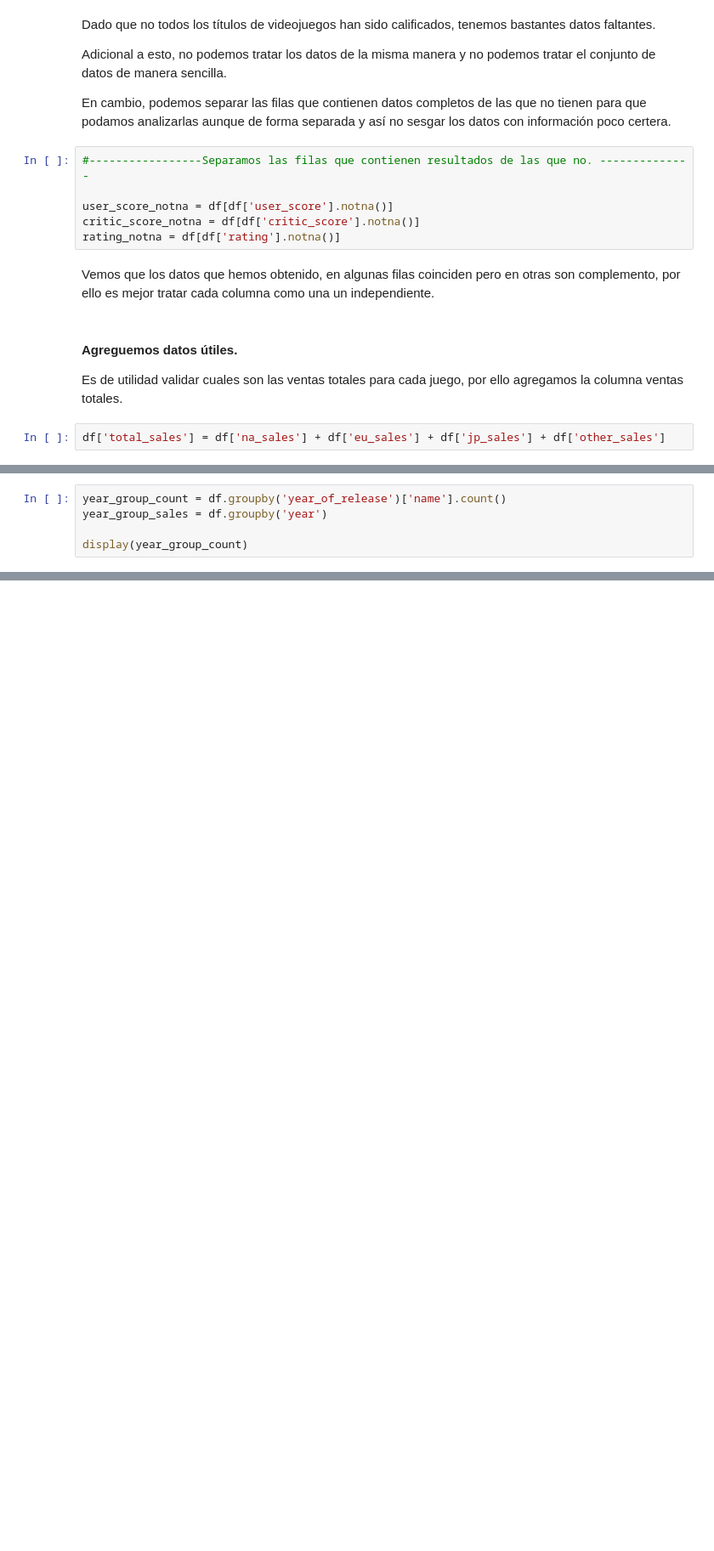
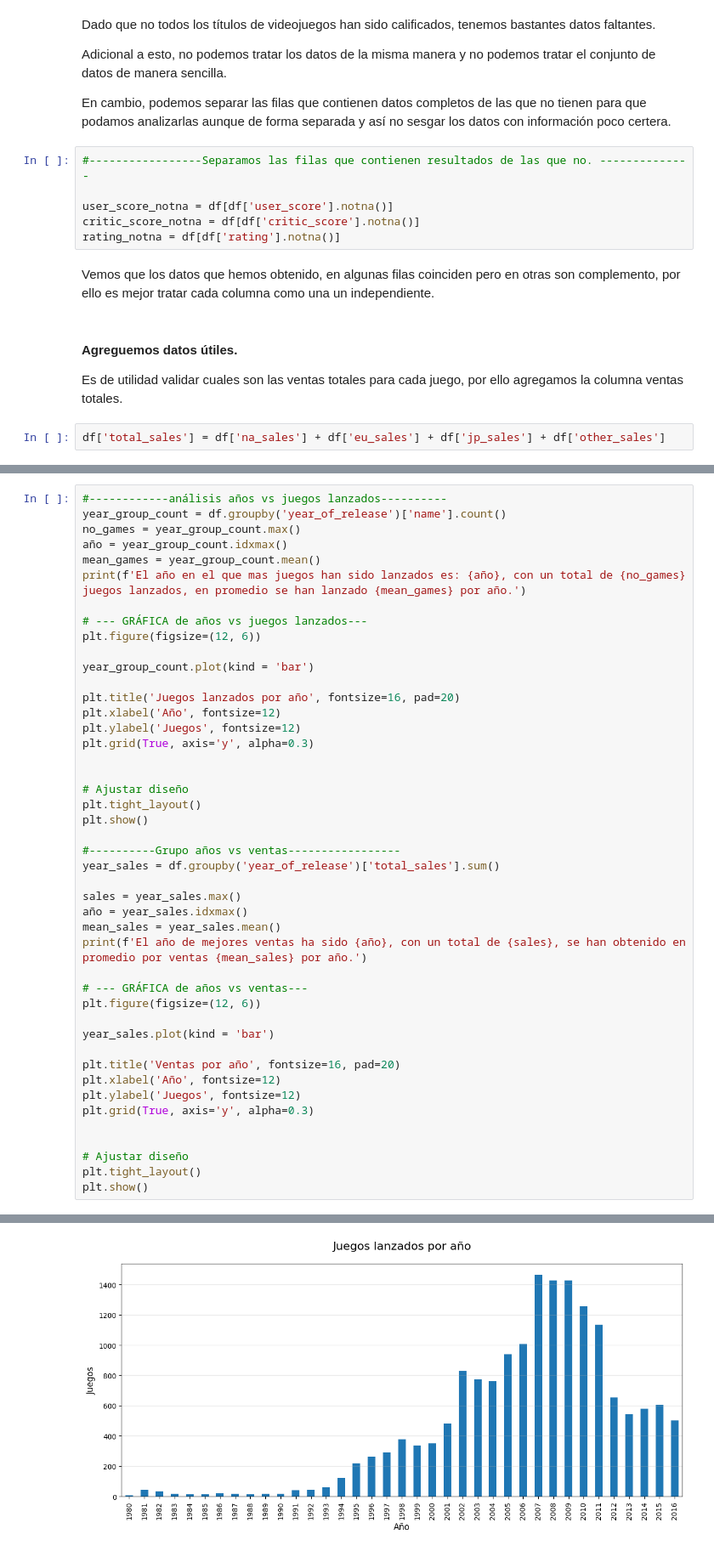
Before and after one commit to ma280113/TripleTen, a Jupyter notebook: strint_6_proyect/notebook.ipynb, the cells around one changed output, grey strips where cells are left out. Shown at 85% size. Drawn from its saved outputs; the diff is of its cells as text; blank space fills up the shorter version.

```diff
--- a/strint_6_proyect/notebook.ipynb
+++ b/strint_6_proyect/notebook.ipynb
@@ -227,6 +228,46 @@ Hagamos una división por año y cuantos juegos se lanzaron y año y ventas.
 # %%
+#------------análisis años vs juegos lanzados----------
 year_group_count = df.groupby('year_of_release')['name'].count()
-year_group_sales = df.groupby('year')
+no_games = year_group_count.max()
+año = year_group_count.idxmax()
+mean_games = year_group_count.mean()
+print(f'El año en el que mas juegos han sido lanzados es: {año}, con un total de {no_games} juegos lanzados, en promedio se han lanzado {mean_games} por año.')
 
-display(year_group_count)
+# --- GRÁFICA de años vs juegos lanzados---
+plt.figure(figsize=(12, 6))
+
+year_group_count.plot(kind = 'bar')
+
+plt.title('Juegos lanzados por año', fontsize=16, pad=20)
+plt.xlabel('Año', fontsize=12)
+plt.ylabel('Juegos', fontsize=12)
+plt.grid(True, axis='y', alpha=0.3)
+
+
+# Ajustar diseño
+plt.tight_layout()
+plt.show()
+
+#----------Grupo años vs ventas-----------------
+year_sales = df.groupby('year_of_release')['total_sales'].sum()
+
+sales = year_sales.max()
+año = year_sales.idxmax()
+mean_sales = year_sales.mean()
+print(f'El año de mejores ventas ha sido {año}, con un total de {sales}, se han obtenido en promedio por ventas {mean_sales} por año.')
+
+# --- GRÁFICA de años vs ventas---
+plt.figure(figsize=(12, 6))
+
+year_sales.plot(kind = 'bar')
+
+plt.title('Ventas por año', fontsize=16, pad=20)
+plt.xlabel('Año', fontsize=12)
+plt.ylabel('Juegos', fontsize=12)
+plt.grid(True, axis='y', alpha=0.3)
+
+
+# Ajustar diseño
+plt.tight_layout()
+plt.show()
 # %% [output]
@@ -249,0 +275 @@ Name: year_of_release, dtype: Int64
+[figure, added]
```
Also changed, not shown: parts of 16 cells of this notebook.
